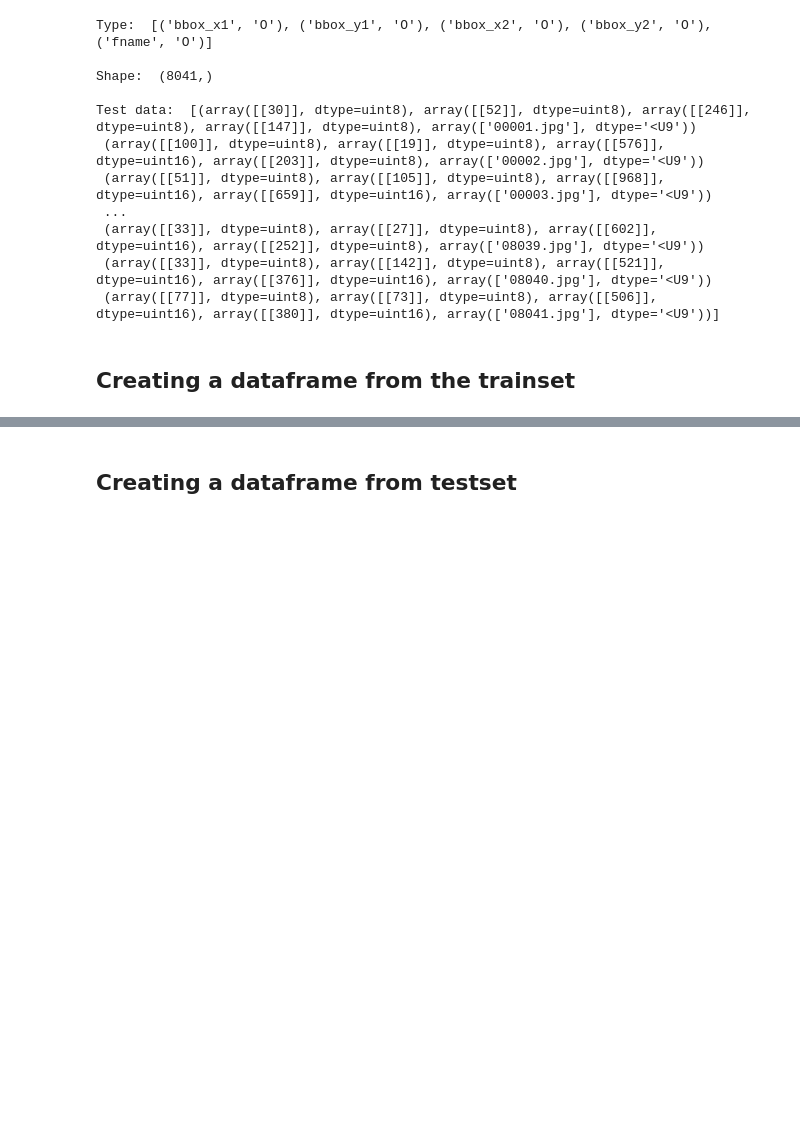
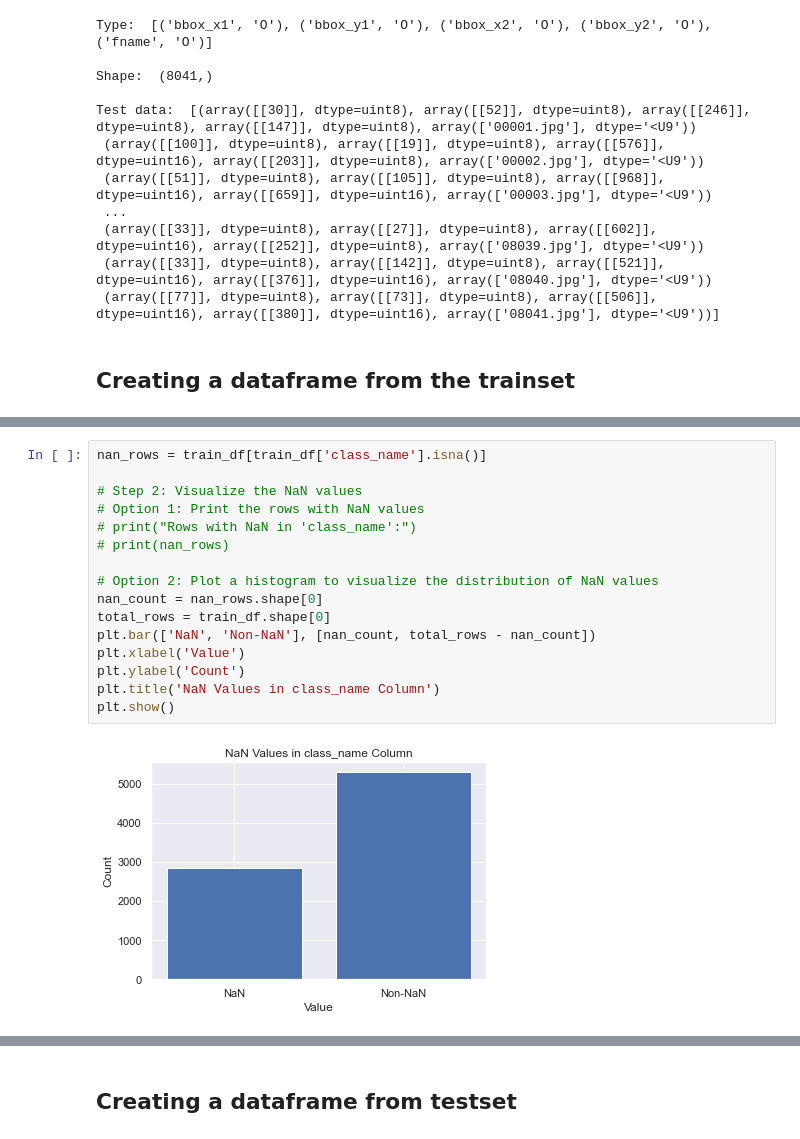
Before and after one commit to xXMUKULXx/WIL-project, a Jupyter notebook: Data Processing.ipynb, the cells around one changed output, grey strips where cells are left out. Saved outputs shown, nothing was run; the diff lists cells and outputs as text; blank space fills up the shorter version.

```diff
--- a/Data Processing.ipynb
+++ b/Data Processing.ipynb
@@ -146 +148,19 @@ dtypes: object(2), uint16(4), uint8(1)
 memory usage: 199.0+ KB
+# %%
+nan_rows = train_df[train_df['class_name'].isna()]
+
+# Step 2: Visualize the NaN values
+# Option 1: Print the rows with NaN values
+# print("Rows with NaN in 'class_name':")
+# print(nan_rows)
+
+# Option 2: Plot a histogram to visualize the distribution of NaN values
+nan_count = nan_rows.shape[0]
+total_rows = train_df.shape[0]
+plt.bar(['NaN', 'Non-NaN'], [nan_count, total_rows - nan_count])
+plt.xlabel('Value')
+plt.ylabel('Count')
+plt.title('NaN Values in class_name Column')
+plt.show()
+# %% [output]
+[figure, added]
```
Also changed, not shown: parts of 8 cells of this notebook.
